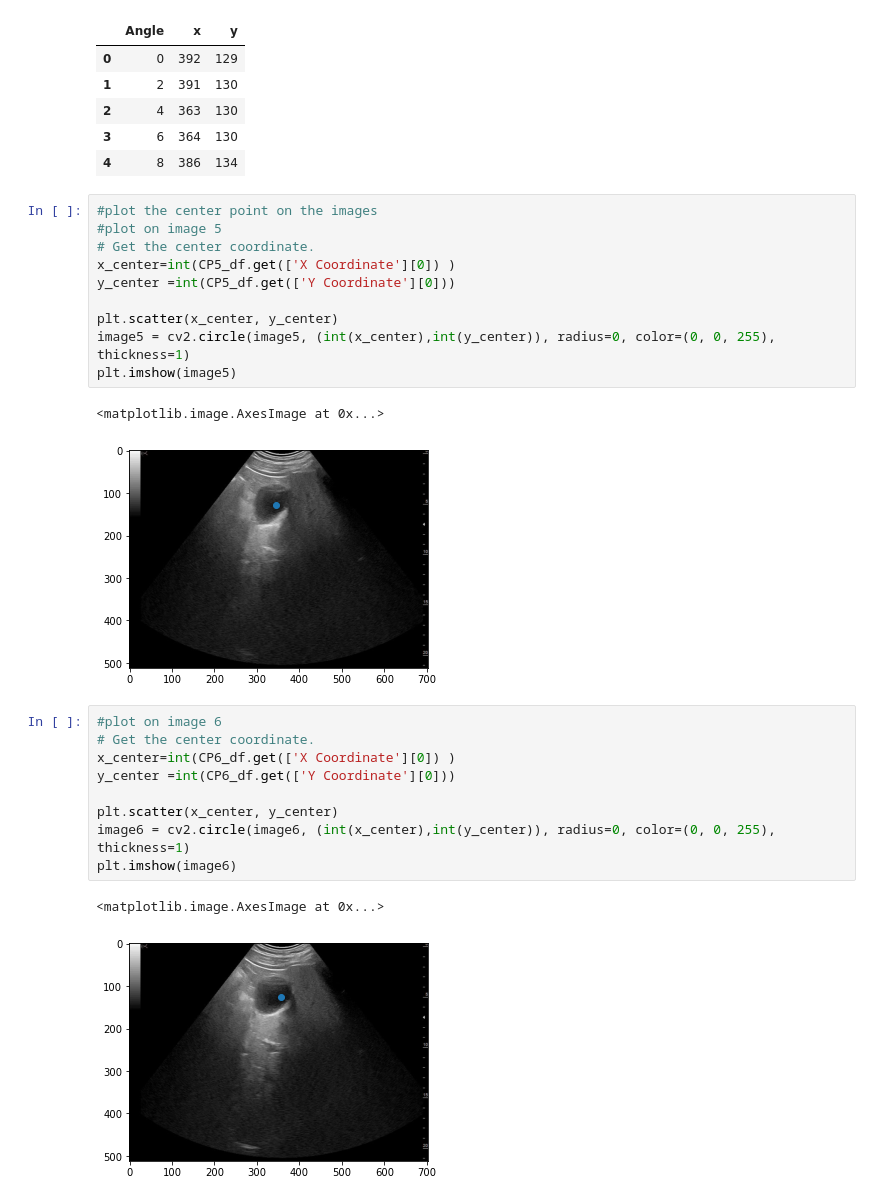
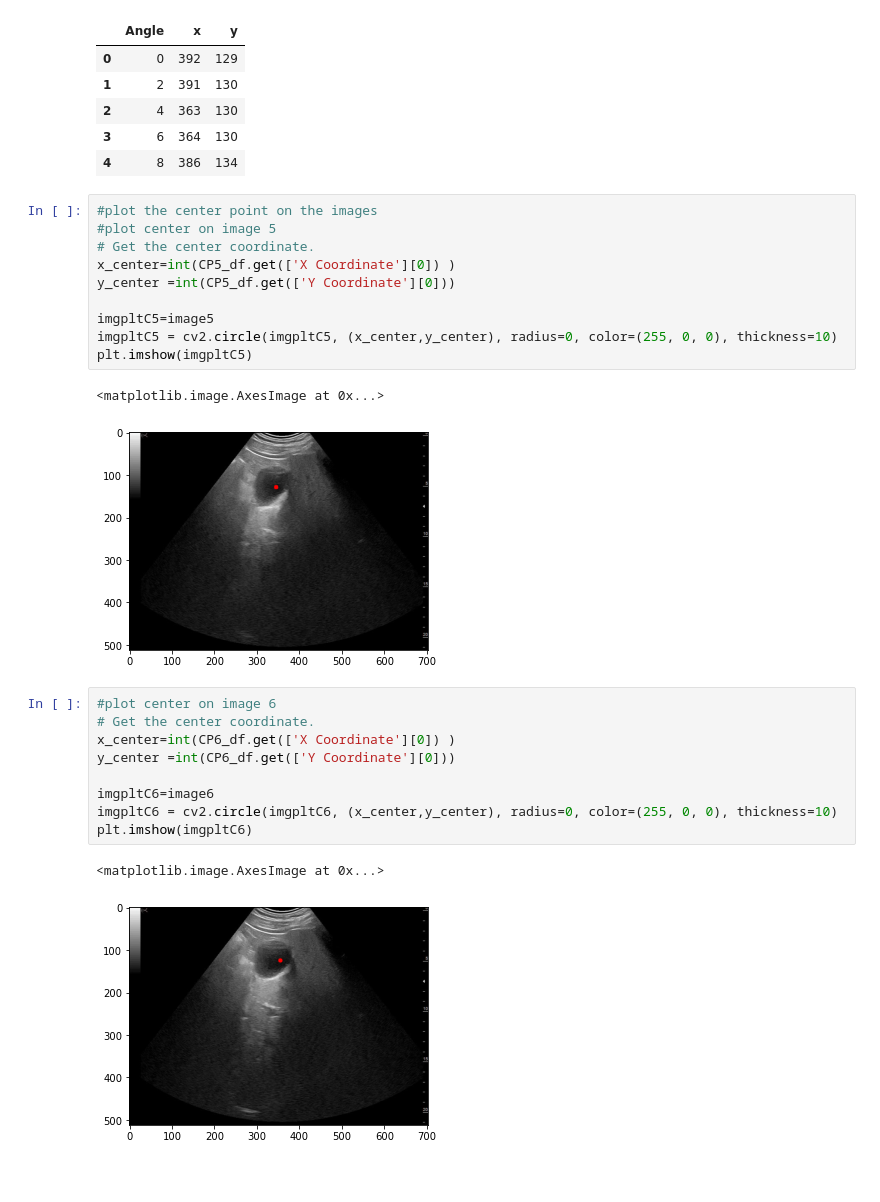
Before and after one commit to yousraBRK/Vesicule_Segmentation_with_ContourRegularisation, a Jupyter notebook: Code.ipynb, the cells around one changed output. Cells and saved outputs as stored; diff of their text form.

Commit message:
initial points visualisation added

```diff
--- a/Code.ipynb
+++ b/Code.ipynb
@@ -77,27 +77,27 @@ points5_df.head()
 | 4 | 8 | 386 | 134 |
 # %%
 #plot the center point on the images
-#plot on image 5
+#plot center on image 5
 # Get the center coordinate.
 x_center=int(CP5_df.get(['X Coordinate'][0]) )
 y_center =int(CP5_df.get(['Y Coordinate'][0]))
 
-plt.scatter(x_center, y_center)
-image5 = cv2.circle(image5, (int(x_center),int(y_center)), radius=0, color=(0, 0, 255), thickness=1)
-plt.imshow(image5)
+imgpltC5=image5
+imgpltC5 = cv2.circle(imgpltC5, (x_center,y_center), radius=0, color=(255, 0, 0), thickness=10)
+plt.imshow(imgpltC5)
 # %% [output]
 <matplotlib.image.AxesImage at 0x...>
-[figure, old version]
+[figure, new version]
 # %%
-#plot on image 6
+#plot center on image 6
 # Get the center coordinate.
 x_center=int(CP6_df.get(['X Coordinate'][0]) )
 y_center =int(CP6_df.get(['Y Coordinate'][0]))
 
-plt.scatter(x_center, y_center)
-image6 = cv2.circle(image6, (int(x_center),int(y_center)), radius=0, color=(0, 0, 255), thickness=1)
-plt.imshow(image6)
+imgpltC6=image6
+imgpltC6 = cv2.circle(imgpltC6, (x_center,y_center), radius=0, color=(255, 0, 0), thickness=10)
+plt.imshow(imgpltC6)
 # %% [output]
 <matplotlib.image.AxesImage at 0x...>
-[figure, old version]
+[figure, new version]
 # %%
```
Also changed, not shown: parts of 5 cells of this notebook.
